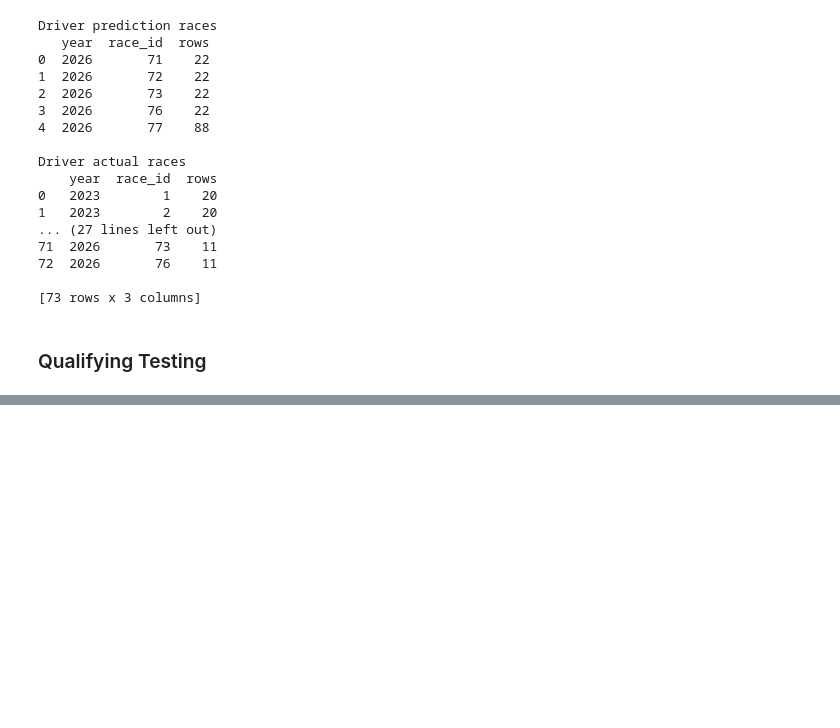
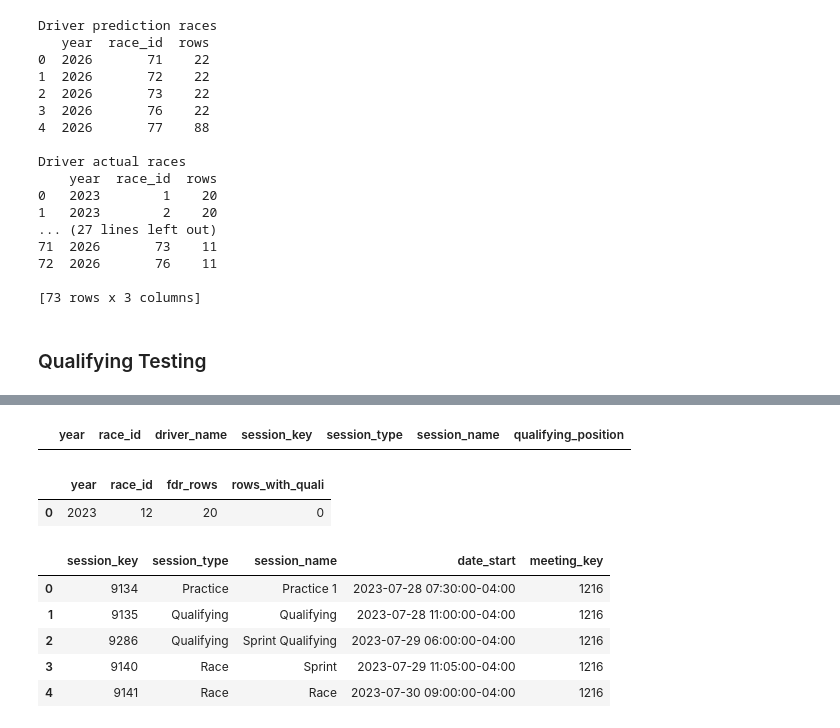
Before and after one commit to jguptil1/F1Fantasy, a Jupyter notebook: src/ingestion/database_testing.ipynb, the cells around one changed output, grey strips where cells are left out. Saved outputs shown, nothing was run; the diff lists cells and outputs as text; code cells hidden in the pictures; blank space fills up the shorter version.

```diff
--- a/src/ingestion/database_testing.ipynb
+++ b/src/ingestion/database_testing.ipynb
@@ -2766,4 +2779,52 @@ with duckdb.connect(str(DATABASE_PATH), read_only=True) as con:
                 HAVING COUNT(*) > 1
             )
             ORDER BY q.race_id, q.driver_name, q.session_key;
-                         """)
+                         """).df()
+
+result
+# %% [output]
+|  | year | race_id | driver_name | session_key | session_type | session_name | qualifying_position |
+# %%
+with duckdb.connect(str(DATABASE_PATH), read_only=True) as con:
+    result = con.execute("""
+        SELECT
+            fdr.year,
+            fdr.race_id,
+            COUNT(*) AS fdr_rows,
+            COUNT(fdr.qualifying_position) AS rows_with_quali
+        FROM fact_driver_race fdr
+        GROUP BY fdr.year, fdr.race_id
+        HAVING COUNT(fdr.qualifying_position) = 0
+        ORDER BY fdr.year, fdr.race_id;
+                         """).df()
+
+result
+# %% [output]
+|  | year | race_id | fdr_rows | rows_with_quali |
+| 0 | 2023 | 12 | 20 | 0 |
+# %%
+with duckdb.connect(str(DATABASE_PATH), read_only=True) as con:
+    result = con.execute("""
+        SELECT
+            session_key,
+            session_type,
+            session_name,
+            date_start,
+            meeting_key
+        FROM staged_race_sessions_table
+        WHERE meeting_key = (
+            SELECT meeting_key
+            FROM dim_race
+            WHERE race_id = 12
+        )
+        ORDER BY date_start;
+                         """).df()
+
+result
+# %% [output]
+|  | session_key | session_type | session_name | date_start | meeting_key |
+| 0 | 9134 | Practice | Practice 1 | 2023-07-28 07:30:00-04:00 | 1216 |
+| 1 | 9135 | Qualifying | Qualifying | 2023-07-28 11:00:00-04:00 | 1216 |
+| 2 | 9286 | Qualifying | Sprint Qualifying | 2023-07-29 06:00:00-04:00 | 1216 |
+| 3 | 9140 | Race | Sprint | 2023-07-29 11:05:00-04:00 | 1216 |
+| 4 | 9141 | Race | Race | 2023-07-30 09:00:00-04:00 | 1216 |
```
Also changed, not shown: parts of 7 cells of this notebook, 6 other files.
